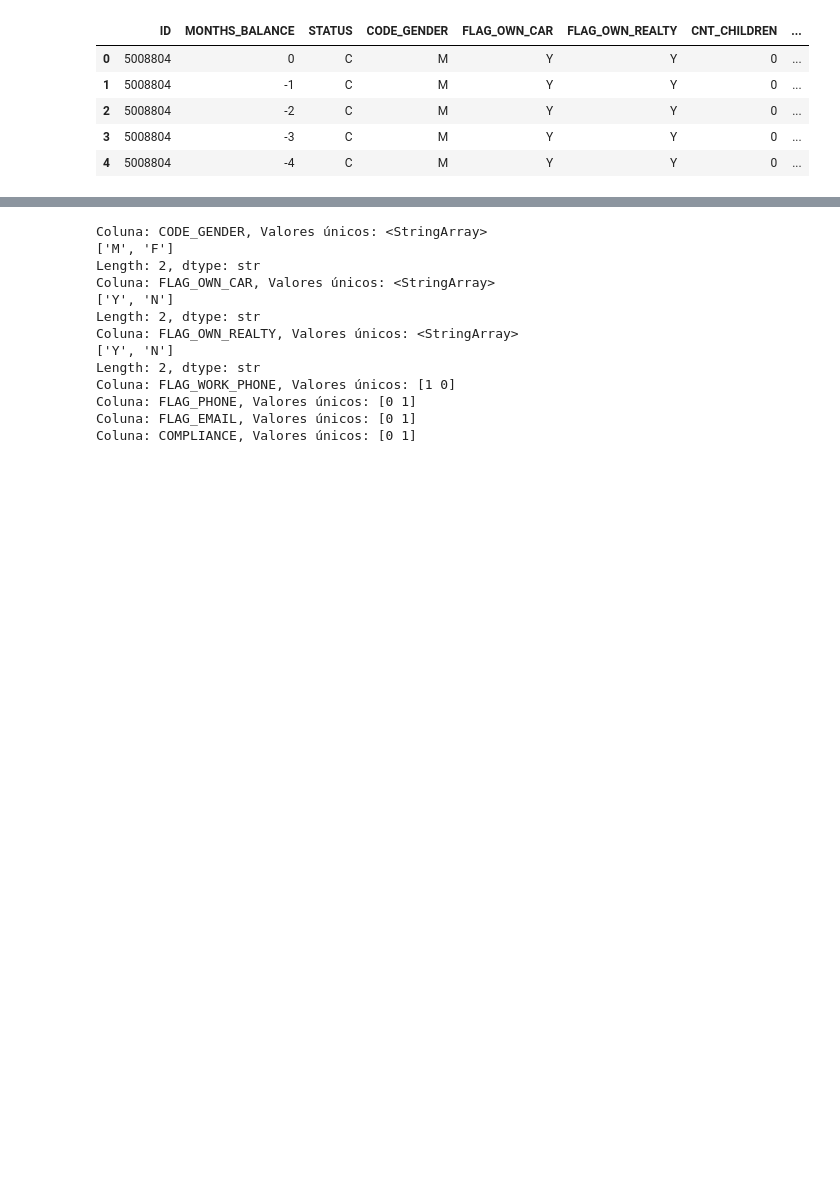
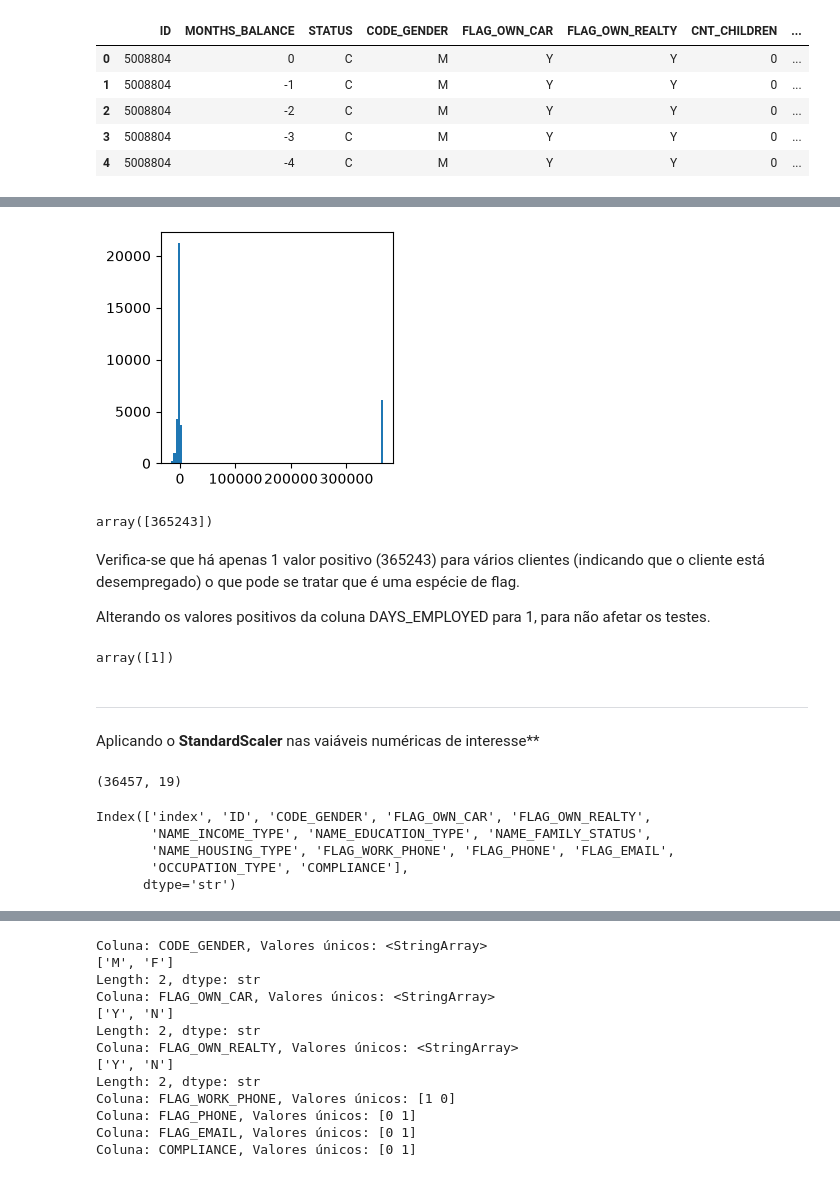
Before and after one commit to dianafismed/postech-tech-challenge-fase2, a Jupyter notebook: notebooks/02_preprocessamento.ipynb, the cells around one changed output, grey strips where cells are left out. Saved outputs shown, nothing was run; the diff lists cells and outputs as text; code cells hidden in the pictures; blank space fills up the shorter version.

```diff
--- a/notebooks/02_preprocessamento.ipynb
+++ b/notebooks/02_preprocessamento.ipynb
@@ -12,15 +12,24 @@ import matplotlib.pyplot as plt
 import pandas as pd
 import seaborn as sns
 from sklearn.preprocessing import LabelEncoder
+from sklearn.compose import ColumnTransformer
+from sklearn.preprocessing import StandardScaler
 
 # Semente fixa: use em TODO ponto com aleatoriedade (split, modelos, CV).
 RANDOM_STATE = 42
 
-RAW = Path("..") / "data" / "raw" / "df.csv"          # PREENCHER: nome do arquivo
+credit_record = Path("..") / "data" / "raw" / "credit_record.csv"
+application_record = Path("..") / "data" / "raw" / "application_record.csv"
+
+credit_record = pd.read_csv(credit_record)
+application_record = pd.read_csv(application_record)
+
+df = pd.merge(credit_record, application_record, on="ID", how="inner")
+df.head()
+df.to_csv('../data/raw/df.csv', index=False)
+
+RAW = Path("..") / "data" / "raw" / "df.csv"
 PROCESSED = Path("..") / "data" / "processed"
-TARGET = "STATUS"                                            # PREENCHER: variável alvo
+TARGET = "COMPLIANCE"
 
 pd.set_option("display.max_columns", None)
-# %%
-df = pd.read_csv(RAW)
-df.head()
@@ -134,0 +151,2 @@ df.shape
+# %%
+df.reset_index(inplace=True)
@@ -134,0 +173,54 @@ df.shape
+# %%
+fig = plt.subplots(figsize=(3, 3))
+plt.hist(data=df, x='DAYS_EMPLOYED', bins=100)
+plt.show()
+# %% [output]
+[figure, added]
+# %%
+# Verificando os valores únicos positivos
+df.DAYS_EMPLOYED[df.DAYS_EMPLOYED > 0].unique()
+# %% [output]
+array([365243])
+# %% [markdown]
+Verifica-se que há apenas 1 valor positivo (365243) para vários clientes (indicando que o cliente está desempregado) o que pode se tratar que é uma espécie de flag.
+
+Alterando os valores positivos da coluna DAYS_EMPLOYED para 1, para não afetar os testes.
+# %%
+# Tratando os valores positivos da coluna DAYS_EMPLOYED
+df.DAYS_EMPLOYED = df.DAYS_EMPLOYED.apply(lambda x: 1 if x > 0 else x)
+df.DAYS_EMPLOYED[df.DAYS_EMPLOYED > 0].unique()
+# %% [output]
+array([1])
+# %% [markdown]
+----
+
+Aplicando o **StandardScaler** nas vaiáveis numéricas de interesse**
+# %%
+# Aplicando o StandardScaler nas variáveis numéricas "AMT_INCOME_TOTAL", "DAYS_BIRTH", "DAYS_EMPLOYED", "CNT_CHILDREN" e "CNT_FAM_MEMBERS"
+
+# Separando as colunas numéricas
+numericas = ['AMT_INCOME_TOTAL', 'DAYS_BIRTH', 'DAYS_EMPLOYED', 'CNT_CHILDREN', 'CNT_FAM_MEMBERS']
+
+# Instanciando o escalonador
+scaler = StandardScaler()
+
+# Escalonando
+df_scaled = scaler.fit_transform(df[numericas])
+
+# Transformando em dataframe
+df_scaled = pd.DataFrame(df_scaled, columns=numericas)
+
+df.shape
+# %% [output]
+(36457, 19)
+# %%
+# Excluindo as colunas numéricas do df original
+df.drop(columns=df[numericas], inplace = True)
+
+df.columns
+# %% [output]
+Index(['index', 'ID', 'CODE_GENDER', 'FLAG_OWN_CAR', 'FLAG_OWN_REALTY',
+       'NAME_INCOME_TYPE', 'NAME_EDUCATION_TYPE', 'NAME_FAMILY_STATUS',
+       'NAME_HOUSING_TYPE', 'FLAG_WORK_PHONE', 'FLAG_PHONE', 'FLAG_EMAIL',
+       'OCCUPATION_TYPE', 'COMPLIANCE'],
+      dtype='str')
```
Also changed, not shown: parts of 29 cells of this notebook, 1 other file.
